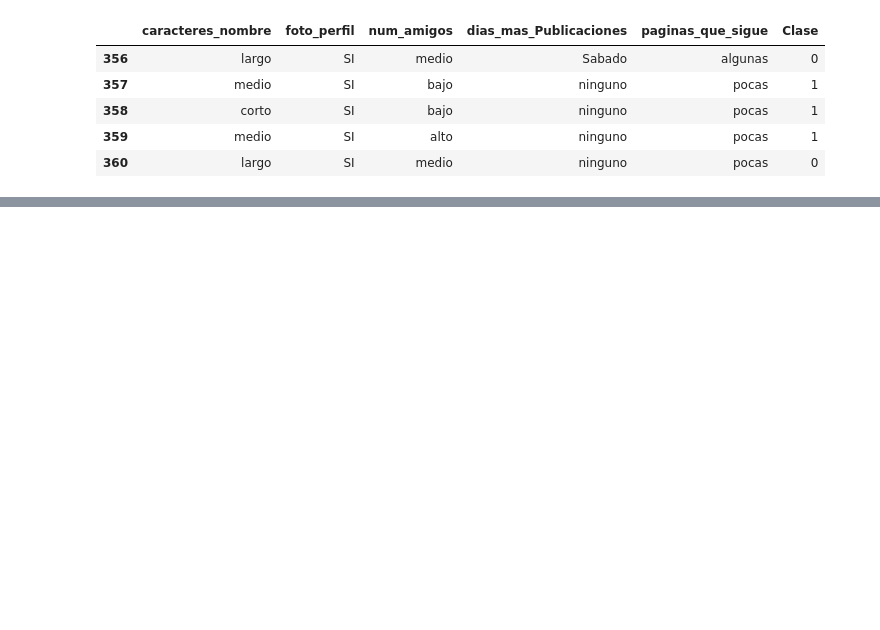
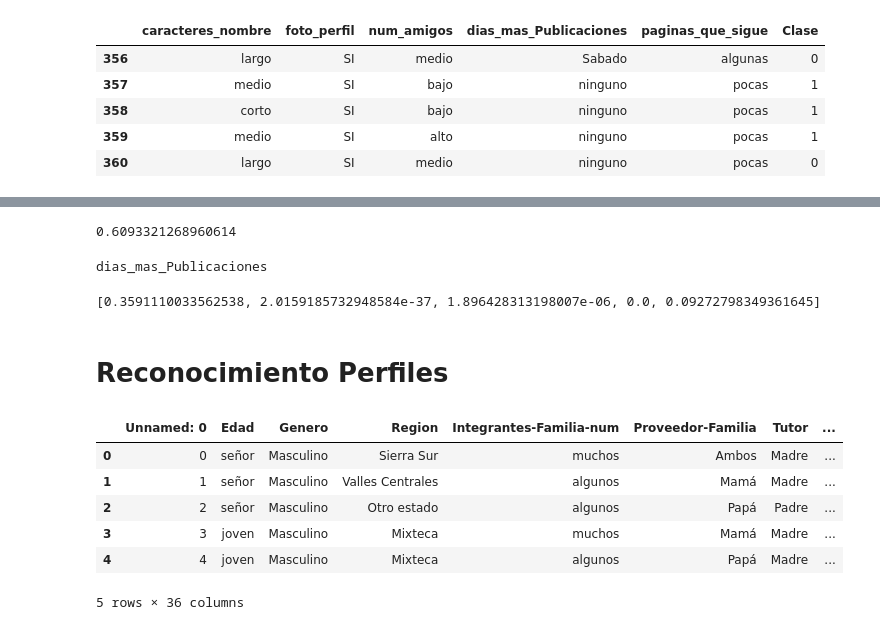
Before and after one commit to SamuelGuerrero/Reconocimiento-de-Patrones, a Jupyter notebook: Segundo Parcial/SeleccionCaracterísticas/Gini.ipynb, the cells around one changed output, grey strips where cells are left out. Drawn from its saved outputs; the diff is of its cells as text; code cells hidden in the pictures; blank space fills up the shorter version.

```diff
--- a/Segundo Parcial/SeleccionCaracterísticas/Gini.ipynb
+++ b/Segundo Parcial/SeleccionCaracterísticas/Gini.ipynb
@@ -223 +186,46 @@ ninguno0
 [0.83703369 0.80202375 0.75917363 0.60933213]
+# %%
+print(entropis.min())
+# %% [output]
+0.6093321268960614
+# %%
+result = np.where(entropis == entropis.min())
+
+column_names = df.columns.tolist()
+print(column_names[result[0][0]])
+# %% [output]
+dias_mas_Publicaciones
+# %%
+import pandas as pd
+import scipy.stats as stats
+
+# Ejemplo de uso
+# Supongamos que tenemos un dataframe llamado 'df' con 5 columnas donde la última columna es la clase
+
+# Extrae la primera columna del dataframe
+columna_1 = df.iloc[:, result[0][0]]
+
+# Calcula la asociación entre la primera columna y el resto de columnas utilizando la prueba de chi-cuadrado
+asociaciones = []
+for columna in df.columns[:-1]:  # Excluimos la última columna (clase)
+    tabla_contingencia = pd.crosstab(columna_1, df[columna])
+    _, p_value, _, _ = stats.chi2_contingency(tabla_contingencia)
+    asociaciones.append(p_value)
+
+print(asociaciones)
+# %% [output]
+[0.3591110033562538, 2.0159185732948584e-37, 1.896428313198007e-06, 0.0, 0.09272798349361645]
+# %% [markdown]
+# **Reconocimiento Perfiles**
+# %%
+df = pd.read_csv('ReconocimientoPerfiles.csv')
+# %%
+df.head()
+# %% [output]
+|  | Unnamed: 0 | Edad | Genero | Region | Integrantes-Familia-num | Proveedor-Familia | Tutor | ... |
+| 0 | 0 | señor | Masculino | Sierra Sur | muchos | Ambos | Madre | ... |
+| 1 | 1 | señor | Masculino | Valles Centrales | algunos | Mamá | Madre | ... |
+| 2 | 2 | señor | Masculino | Otro estado | algunos | Papá | Padre | ... |
+| 3 | 3 | joven | Masculino | Mixteca | muchos | Mamá | Madre | ... |
+| 4 | 4 | joven | Masculino | Mixteca | algunos | Papá | Madre | ... |
+5 rows × 36 columns
```
Also changed, not shown: parts of 16 cells of this notebook, 1 other file.
